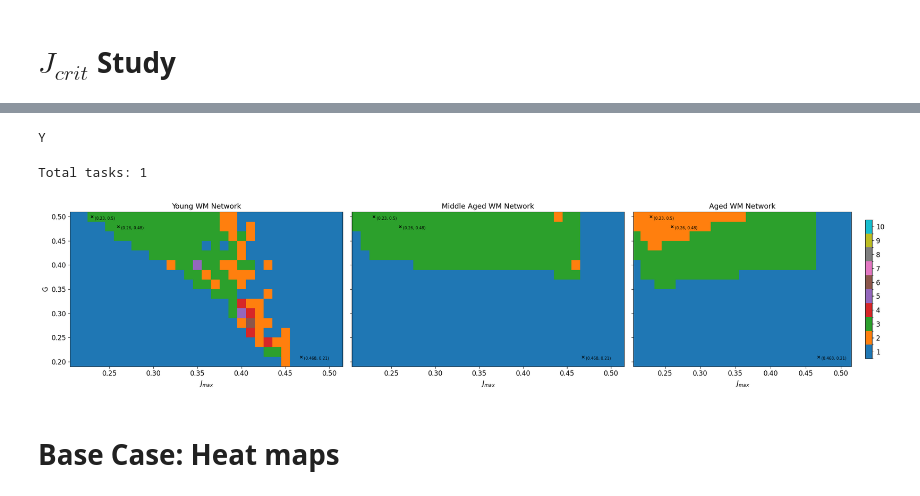
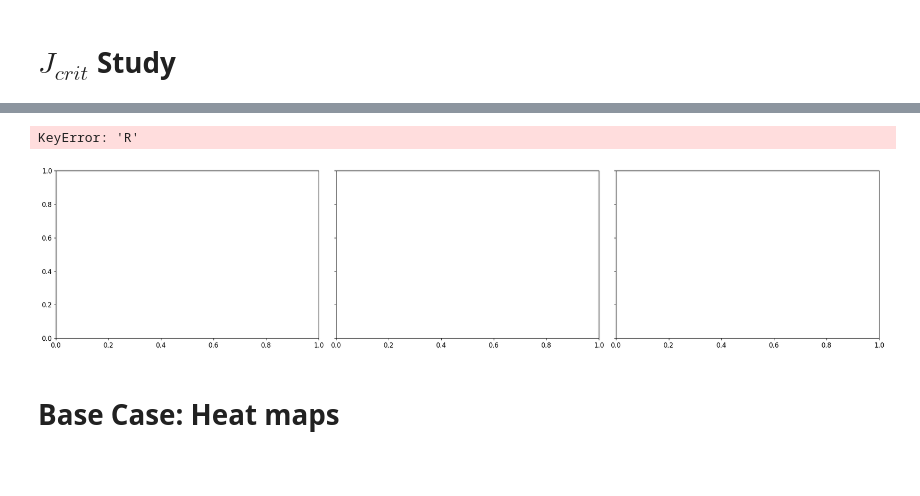
Before and after one commit to Davide537/Mathematical-Models, a Jupyter notebook: WM Model/Aging model.ipynb, the cells around one changed output, grey strips where cells are left out. Drawn from its saved outputs; the diff is of its cells as text; code cells hidden in the pictures; blank space fills up the shorter version.

```diff
--- a/WM Model/Aging model.ipynb
+++ b/WM Model/Aging model.ipynb
@@ -1246,7 +1247,7 @@ def bifurcation_plot_all(mech = mech, comb_plot=True, col='Blues'):
 def testfunc(mech = mech):
     ages    = ['Y', 'MA', 'A']
     j_maxes = [round(i * 0.01 + 0.21, 2) for i in range(31)] # 31
-    Gs      = [round(j * 0.02 + 0.2,  2) for j in range(16)] # 16 takes 12min
+    Gs      = [round(j * 0.02 + 0.2,  2) for j in range(16)] # 16 takes 35min
     metric_label = f'FIX'
 
     records = []
@@ -1256,7 +1257,7 @@ def testfunc(mech = mech):
             for G in Gs:
                 Setup = Analytical_Search(aging_mechanism=mech, age=age, G=G, J_max=J_max)
                 S,R = Setup.fixedpoint_computation_all()
-                records.append({'J_max': J_max, 'G': G, 'val': len(S), 'age' : age})
+                records.append({'J_max': J_max, 'G': G, 'val': len(S), 'age' : age, 'R': R})
     grid = pd.DataFrame(records)
     return grid
 
@@ -1265,8 +1266,6 @@ mech = {'FI', 'spine'}
 
 grid = testfunc(mech=mech)
 # bifurcation_plot_all(mech = mech, col=Blues)
-# %% [output]
-Y
 # %%
 def test2(grid, col = 'Blues'):
     fig, axes = plt.subplots(1, 3, figsize=(22, 5), sharey=True)
@@ -1282,14 +1281,17 @@ def test2(grid, col = 'Blues'):
     # if type(mech) == set:
     #     mech = frozenset(mech)
 
+    vmax = 0
+    vmin = -1
     for i,age in enumerate(['Y', 'MA', 'A']):
+        print(grid['R'])
         grid_a = grid[grid.age==age]
         Z      = grid_a.pivot(index='G', columns='J_max', values='val')
         x      = Z.columns.values
         y      = Z.index.values
         Zvals  = np.ma.masked_invalid(Z.values.astype(int))
         cmap = plt.get_cmap(col)
-        vmin, vmax = 0, 10 #np.min(Z), np.max(Z) +1
+        vmax =  np.max(Z) if vmax < np.max(Z) else vmax
         ax = axes[i]
         ax.set_title(f"{full_ages[age]} WM Network", fontsize=13)
 
@@ -1302,41 +1304,36 @@ def test2(grid, col = 'Blues'):
         im = ax.pcolormesh(x, y, Zvals, cmap=cmap, shading='auto', norm=norm)
 
         if i == 0 :
             ax.set_ylabel("G")
 
         if i == 2 :
             cbar = fig.colorbar(im, ax=ax, shrink=0.9, ticks=np.arange(vmin, vmax + 1))
 
         # Marked pairs + regime annotations only make sense for absolute dynamics
         for (jm, g) in marked_pairs:
             ax.plot(jm, g, marker='x', markersize=5, color='black')
             ax.annotate(f"({jm}, {g})", xy=(jm, g), xytext=(5, -5),
                         textcoords='offset points', fontsize=7, color='black')
 
         # if age == 'Y':
         #     ax.axvline(x=0.4655, color='black', linestyle='--', alpha=0.75)
         #     ax.plot((0.22, 0.4655), (0.48, 0.3955), color='black', linestyle='--', alpha=0.75)
         #     ax.annotate('Distributed WM Regime', xy=(0.35, 0.49), xytext=(0.3, 0.35),
         #                 arrowprops=dict(arrowstyle='->'))
         #     ax.annotate('Localized WM Regime',   xy=(0.49, 0.25), xytext=(0.3, 0.25),
         #                 arrowprops=dict(arrowstyle='->'))
 
 
     plt.tight_layout()
     # prefix = 'heatmaps'
     # plt.savefig(f'Fig/Heatmaps/{prefix}_.svg', dpi=150, bbox_inches='tight')
     plt.show()
 
 
-tasks = list(['tab10'])
-
-
-print(f"Total tasks: {len(tasks)}")
-for col in tasks:
-    test2(grid, col=col)
+test2(grid)
 # %% [output]
-Total tasks: 1
+KeyError: 'R'
-[figure, old version]
+[figure, new version]
 # %% [markdown]
 # Base Case: Heat maps
 # %%
```
Also changed, not shown: parts of 3 cells of this notebook.
